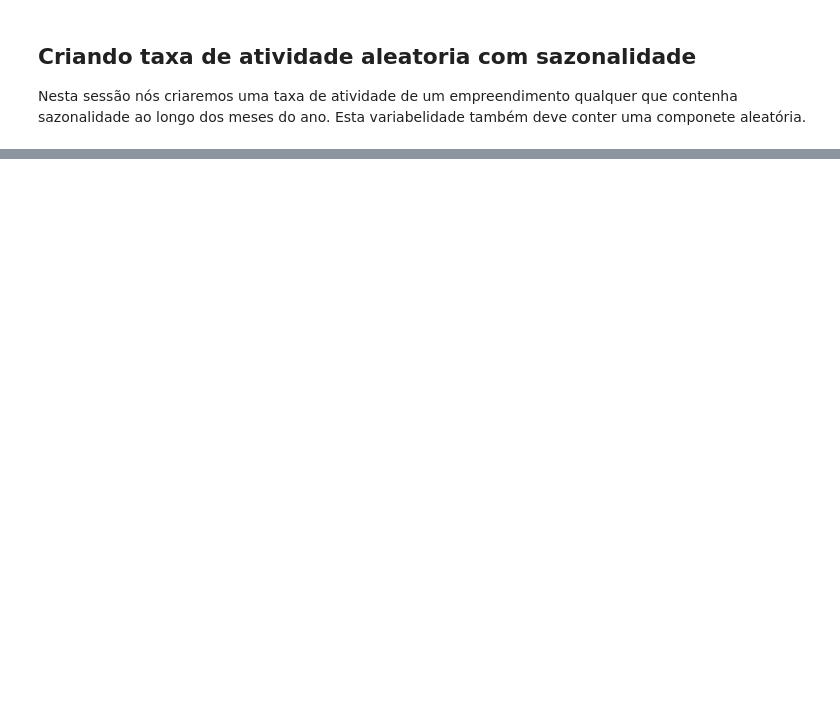
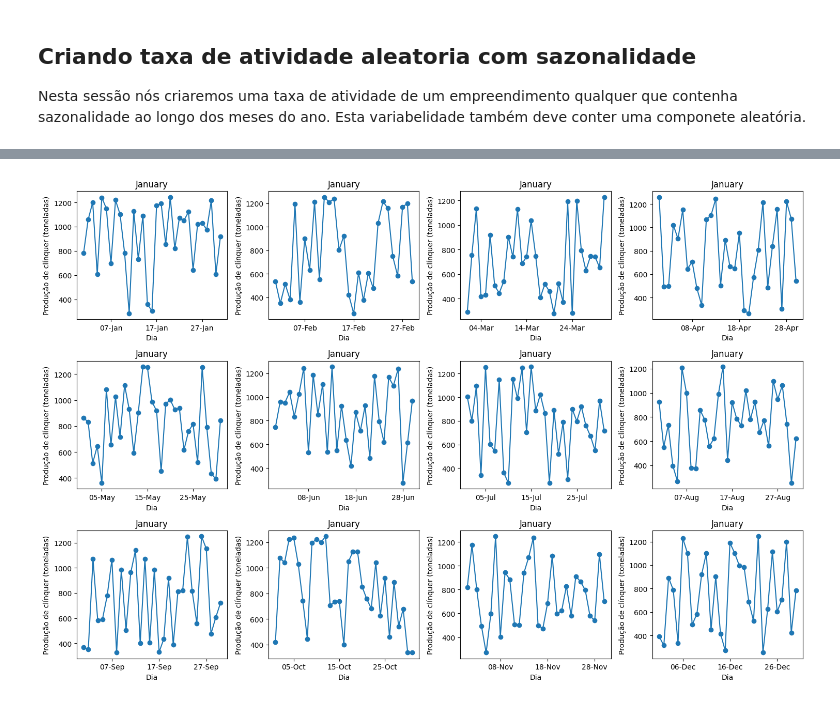
Before and after one commit to ezequieldeconti/ENS5174_202401, a Jupyter notebook: Atividade01_01.ipynb, the cells around one changed output, grey strips where cells are left out. Cells and saved outputs as stored; diff of their text form; code cells hidden in the pictures; blank space fills up the shorter version.

```diff
--- a/Atividade01_01.ipynb
+++ b/Atividade01_01.ipynb
@@ -142 +91,40 @@ ax.plot(atv)
+# %%
+import matplotlib.pyplot as plt
+import numpy as np
+import matplotlib.dates as mdates
+
+# Definindo os valores máximos e mínimos de produção
+atvMax = 1260
+atvMin = 252
+
+# Gerando valores aleatórios de produção para um ano (365 dias)
+n = 365
+producao = (atvMax - atvMin) * np.random.rand(n) + atvMin
+
+# Criando uma lista de datas para um ano
+datas = pd.date_range(start='2024-01-01', periods=n)
+
+# Dividindo os dados de produção em listas correspondentes a cada mês
+producao_por_mes = []
+for mes in range(1, 13):
+    producao_mes = producao[datas.month == mes]
+    producao_por_mes.append(producao_mes)
+
+# Criando um gráfico para cada mês
+fig, axs = plt.subplots(3, 4, figsize=(15, 10))  # 3 linhas, 4 colunas para os 12 meses
+
+for i, ax in enumerate(axs.flat):
+    if i < len(producao_por_mes):
+        ax.plot(datas[datas.month == i+1], producao_por_mes[i], marker='o')
+        ax.set_title(datas.month_name()[i+1])
+        ax.set_xlabel('Dia')
+        ax.set_ylabel('Produção de clínquer (toneladas)')
+        ax.xaxis.set_major_locator(mdates.DayLocator(interval=10))  # Apenas alguns dias visíveis para melhorar a legibilidade
+        ax.xaxis.set_major_formatter(mdates.DateFormatter('%d-%b'))  # Formato de data dia-mês
+
+# Ajustando o layout para melhor visualização
+plt.tight_layout()
+plt.show()
+# %% [output]
+[figure, added]
 # %%
```
Also changed, not shown: parts of 10 cells of this notebook.
